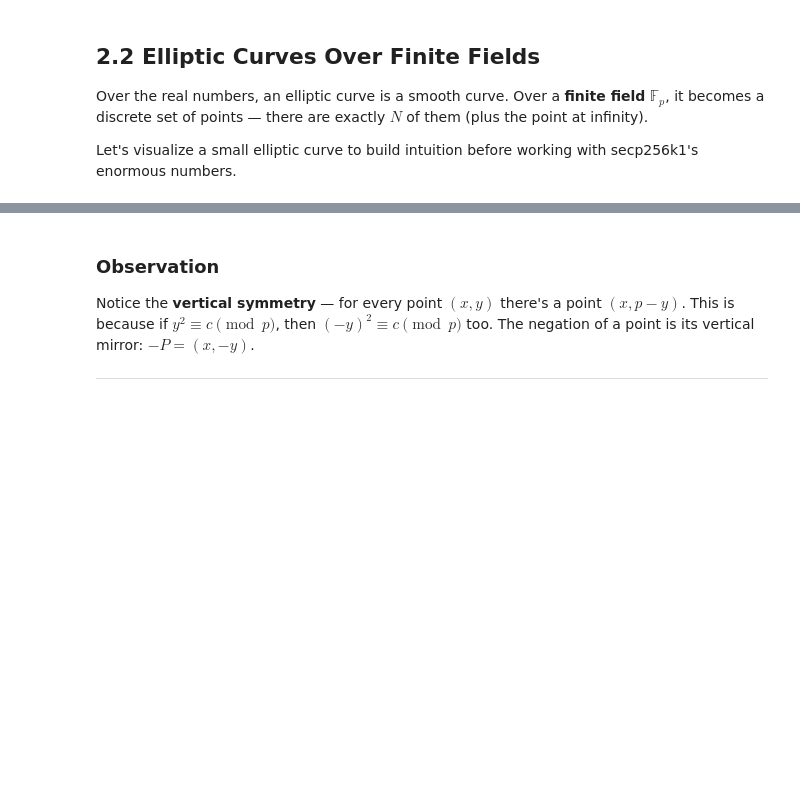
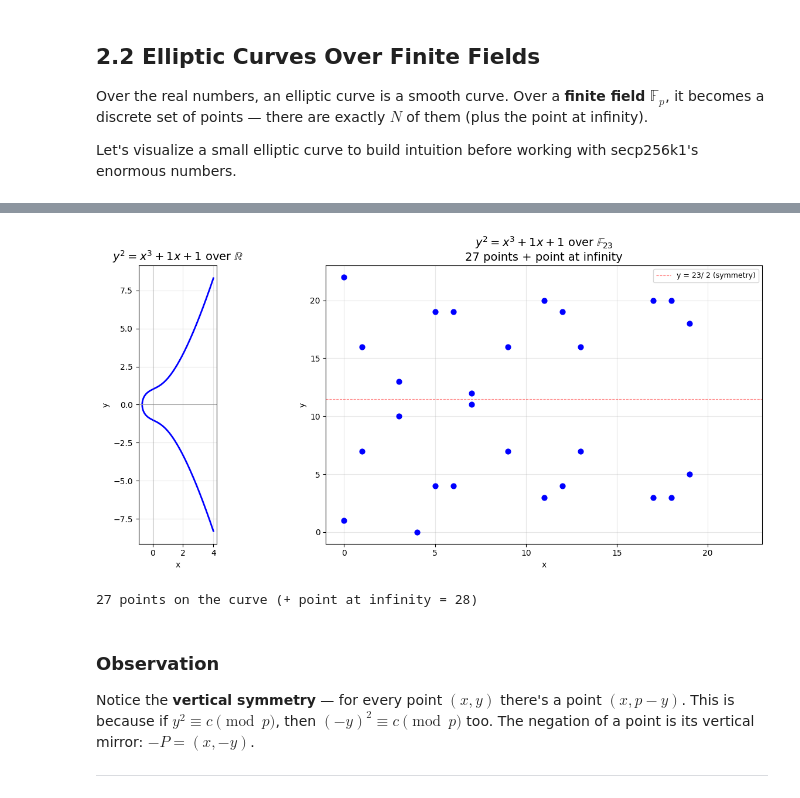
Before and after one commit to esixce/elliptic-curves, a Jupyter notebook: 02-elliptic-curves.ipynb, the cells around one changed output, grey strips where cells are left out. Saved outputs shown, nothing was run; the diff lists cells and outputs as text; code cells hidden in the pictures; blank space fills up the shorter version.

```diff
--- a/02-elliptic-curves.ipynb
+++ b/02-elliptic-curves.ipynb
@@ -136,3 +82,67 @@ All points:
+# %%
+import numpy as np
+import matplotlib.pyplot as plt
+
+a_small, b_small = 1, 1
+p_small = 23
+
+def is_quadratic_residue(n, p):
+    if n % p == 0:
+        return True
+    return pow(n, (p - 1) // 2, p) == 1
+
+def mod_sqrt_small(a, p):
+    return pow(a, (p + 1) // 4, p)
+
+points = []
+for x in range(p_small):
+    rhs = (x**3 + a_small * x + b_small) % p_small
+    if is_quadratic_residue(rhs, p_small):
+        y = mod_sqrt_small(rhs, p_small)
+        points.append((x, y))
+        if y != 0 and y != p_small - y:
+            points.append((x, p_small - y))
+
+points.sort()
+xs_fp, ys_fp = zip(*points)
+
+# --- Side-by-side: real curve vs finite field ---
+fig, (ax1, ax2) = plt.subplots(1, 2, figsize=(14, 6))
+
+# Left: smooth curve over the reals
+x_real = np.linspace(-1.5, 4, 1000)
+rhs_real = x_real**3 + a_small * x_real + b_small
+mask = rhs_real >= 0
+y_pos = np.sqrt(rhs_real[mask])
+ax1.plot(x_real[mask], y_pos, 'b-', linewidth=2)
+ax1.plot(x_real[mask], -y_pos, 'b-', linewidth=2)
+ax1.axhline(0, color='gray', linewidth=0.5)
+ax1.axvline(0, color='gray', linewidth=0.5)
+ax1.set_title(f'$y^2 = x^3 + {a_small}x + {b_small}$ over $\\mathbb{{R}}$', fontsize=14)
+ax1.set_xlabel('x')
+ax1.set_ylabel('y')
+ax1.set_aspect('equal')
+ax1.grid(True, alpha=0.3)
+
+# Right: scatter plot over F_p
+ax2.scatter(xs_fp, ys_fp, c='blue', s=40, zorder=5)
+ax2.set_title(f'$y^2 = x^3 + {a_small}x + {b_small}$ over $\\mathbb{{F}}_{{{p_small}}}$\n'
+              f'{len(points)} points + point at infinity', fontsize=14)
+ax2.set_xlabel('x')
+ax2.set_ylabel('y')
+ax2.set_xlim(-1, p_small)
+ax2.set_ylim(-1, p_small)
+ax2.axhline(p_small / 2, color='red', linewidth=0.8, linestyle='--', alpha=0.5, label=f'y = {p_small}/ 2 (symmetry)')
+ax2.grid(True, alpha=0.3)
+ax2.legend(fontsize=9)
+
+plt.tight_layout()
+plt.show()
+
+print(f"\n{len(points)} points on the curve (+ point at infinity = {len(points) + 1})")
+# %% [output]
+[figure, added]
+27 points on the curve (+ point at infinity = 28)
 # %% [markdown]
 ### Observation
 
```
Also changed, not shown: parts of 2 cells of this notebook.
